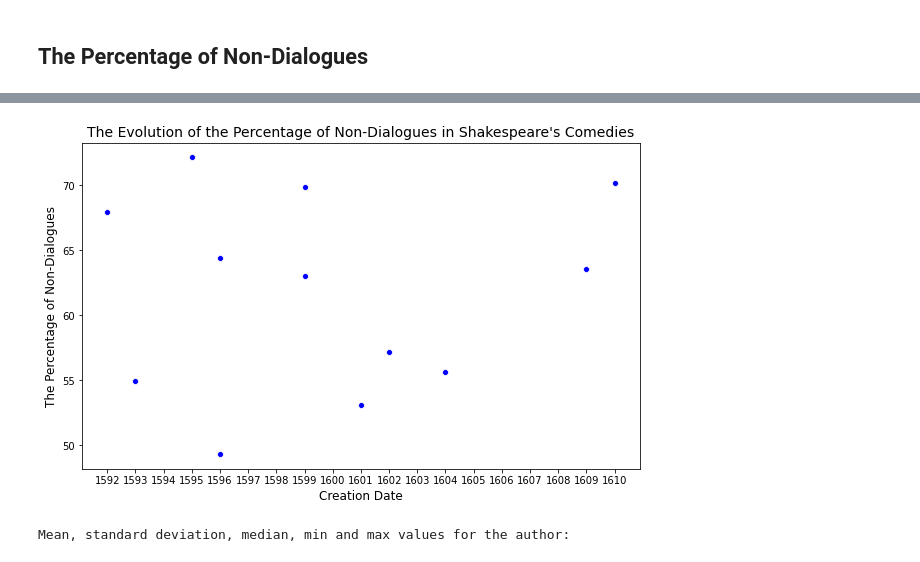
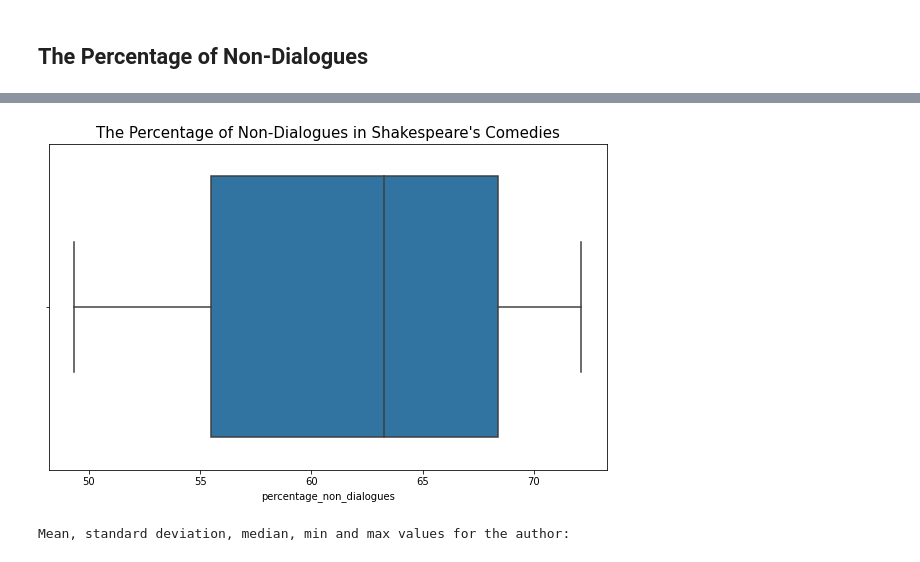
Before and after one commit to innawendell/European_Comedy, a Jupyter notebook: Analyses/Contrastive_Material_Exploration.ipynb, the cells around one changed output, grey strips where cells are left out. Saved outputs shown, nothing was run; the diff lists cells and outputs as text; code cells hidden in the pictures.

```diff
--- a/Analyses/Contrastive_Material_Exploration.ipynb
+++ b/Analyses/Contrastive_Material_Exploration.ipynb
@@ -234,14 +239,10 @@ Shakespeare's comedies had a rather wide range of the number of speakers: from z
 # %%
 plt.figure(figsize=(10, 6))
-plt.title('The Evolution of the Percentage of Non-Dialogues in Shakespeare\'s Comedies', fontsize=14)
-sns.scatterplot('date', 'percentage_non_dialogues', data=shakespeare_df, color='blue')
-plt.xticks([year for year in range(shakespeare_df.date.min(),
-                                   shakespeare_df.date.max()+1)])
-plt.xlabel('Creation Date', fontsize=12)
-plt.ylabel('The Percentage of Non-Dialogues', fontsize=12)
+plt.title('The Percentage of Non-Dialogues in Shakespeare\'s Comedies', fontsize=15)
+sns.boxplot(shakespeare_df['percentage_non_dialogues'])
 plt.show()
 # %% [output]
-[figure, old version]
+[figure, new version]
 # %%
 summary_feature(shakespeare_df, 'percentage_non_dialogues')
 # %% [output]
```
Also changed, not shown: parts of 35 cells of this notebook.
